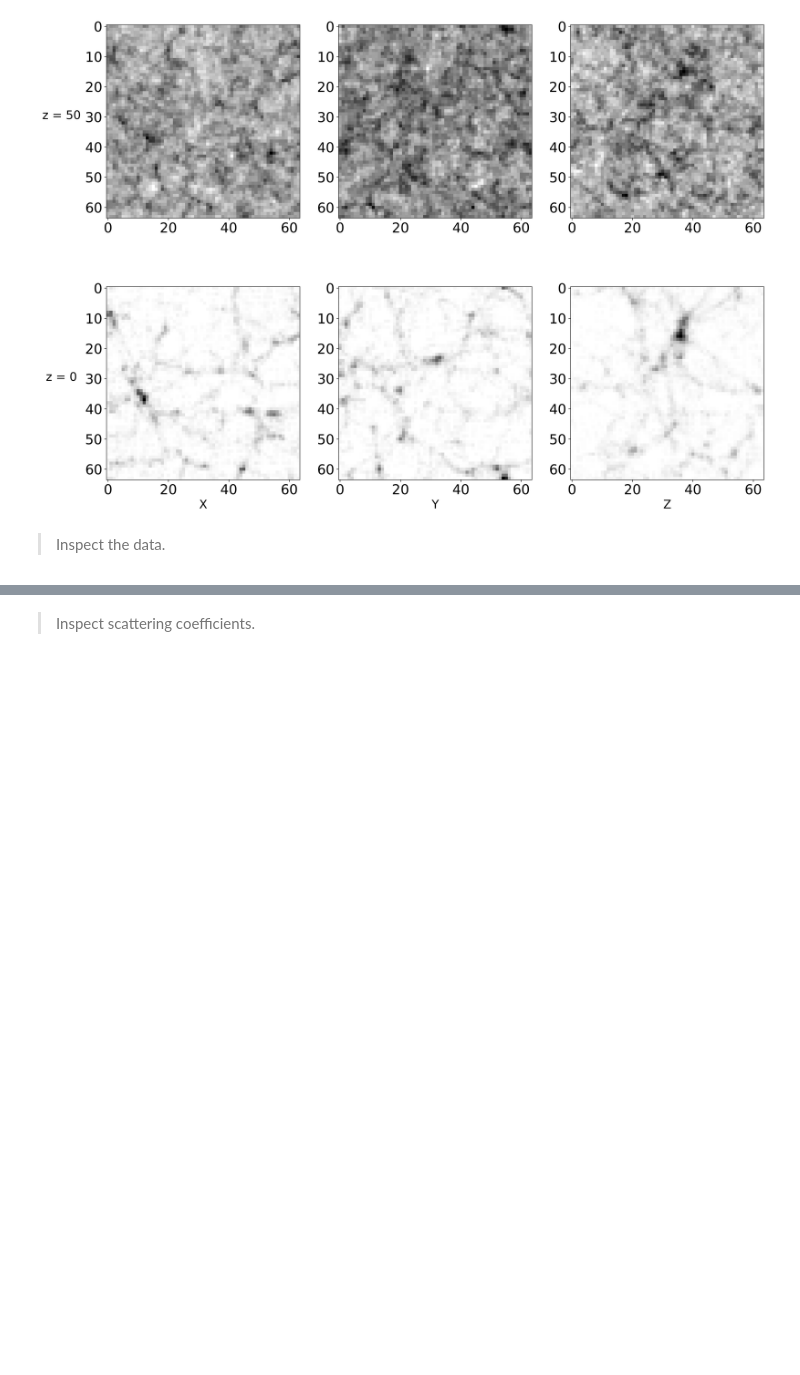
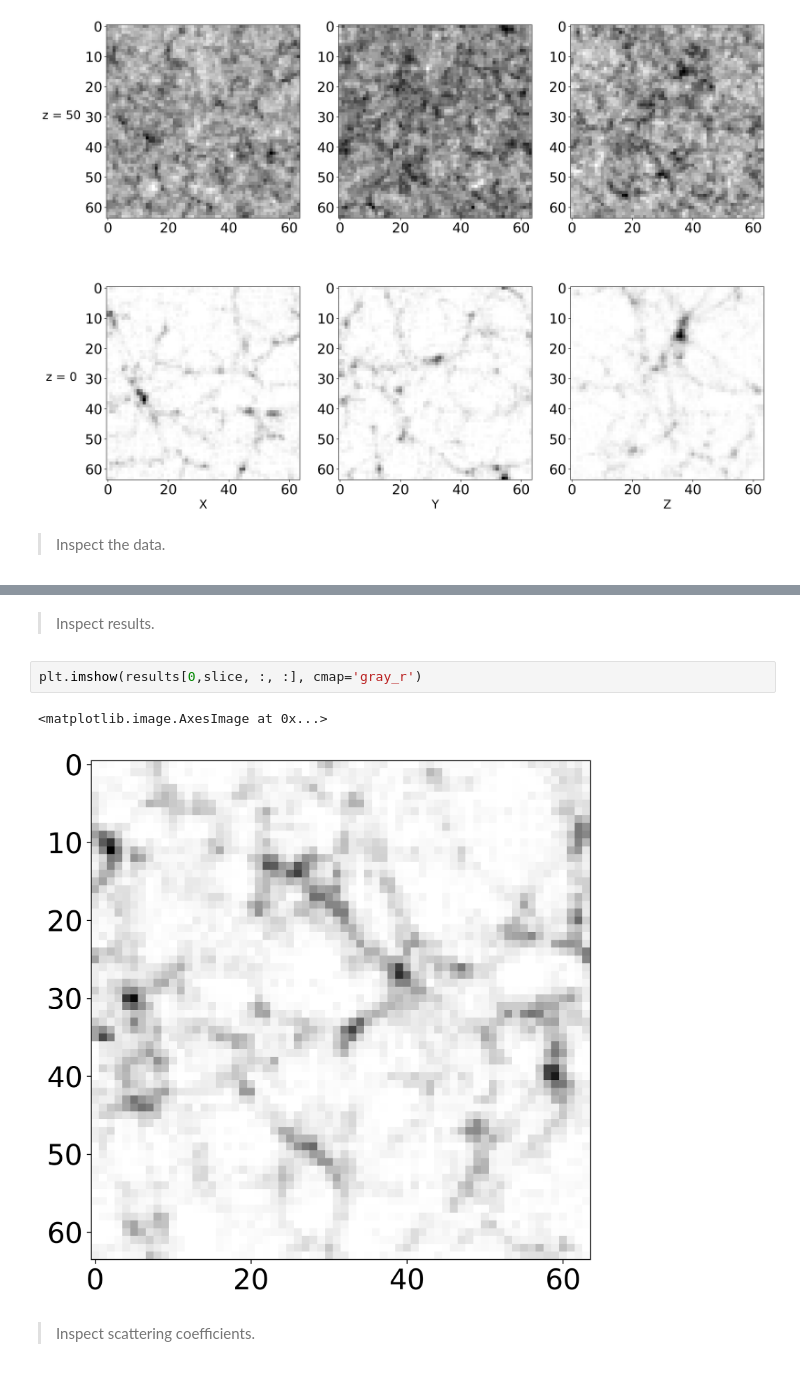
Before and after one commit to tingyuansen/Weak_Lensing, a Jupyter notebook: Zeldovich_Apprximation.ipynb, the cells around one changed output, grey strips where cells are left out. Drawn from its saved outputs; the diff is of its cells as text; blank space fills up the shorter version.

```diff
--- a/Zeldovich_Apprximation.ipynb
+++ b/Zeldovich_Apprximation.ipynb
@@ -108,4 +91,11 @@ The 'normed' kwarg was deprecated in Matplotlib 2.1 and will be removed in 3.1.
 [figure]
+# %% [markdown]
+> Inspect results.
+# %%
+plt.imshow(results[0,slice, :, :], cmap='gray_r')
+# %% [output]
+<matplotlib.image.AxesImage at 0x...>
+[figure, added]
 # %% [markdown]
 > Inspect scattering coefficients.
 # %%
```
Also changed, not shown: parts of 1 cell of this notebook.
